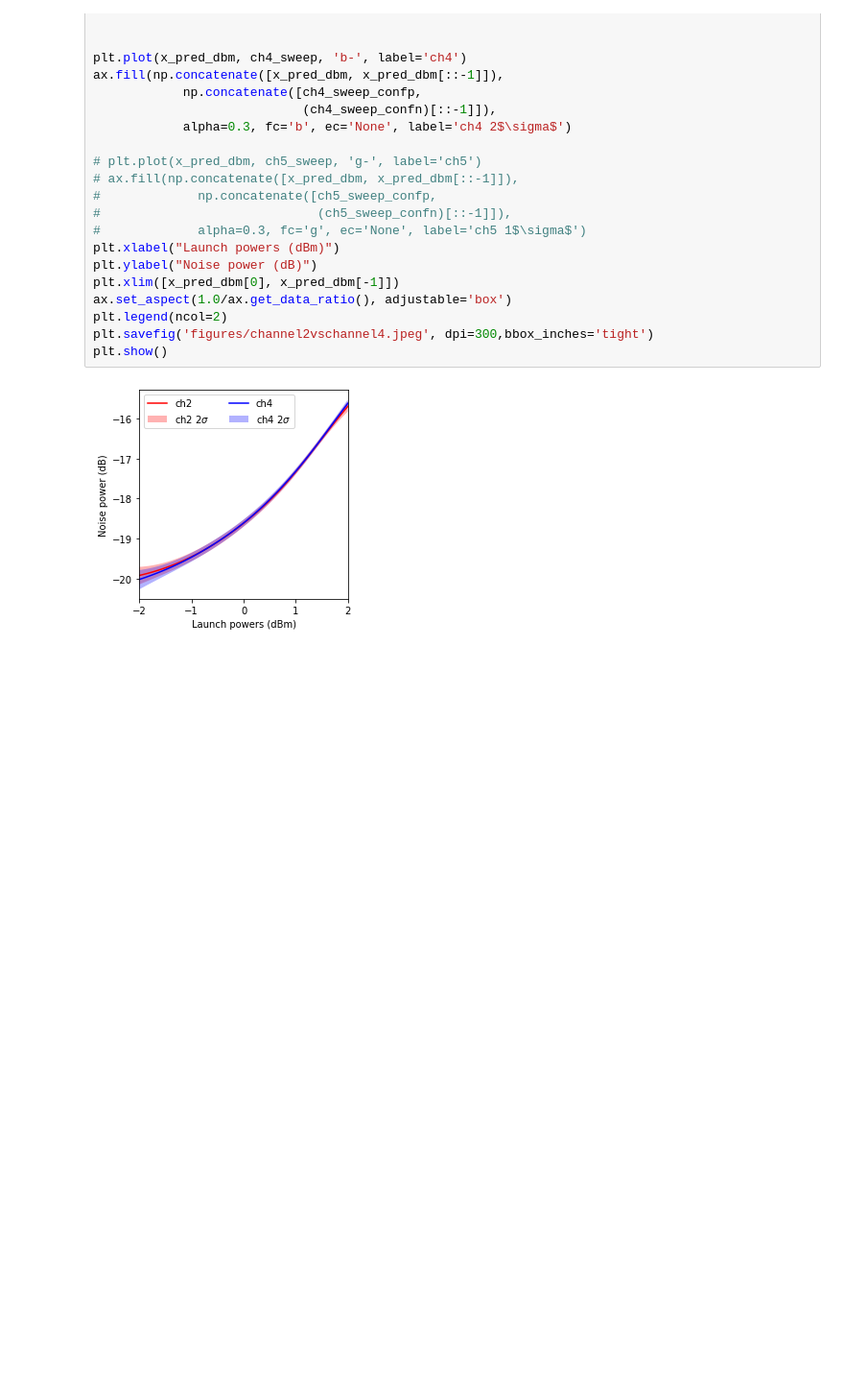
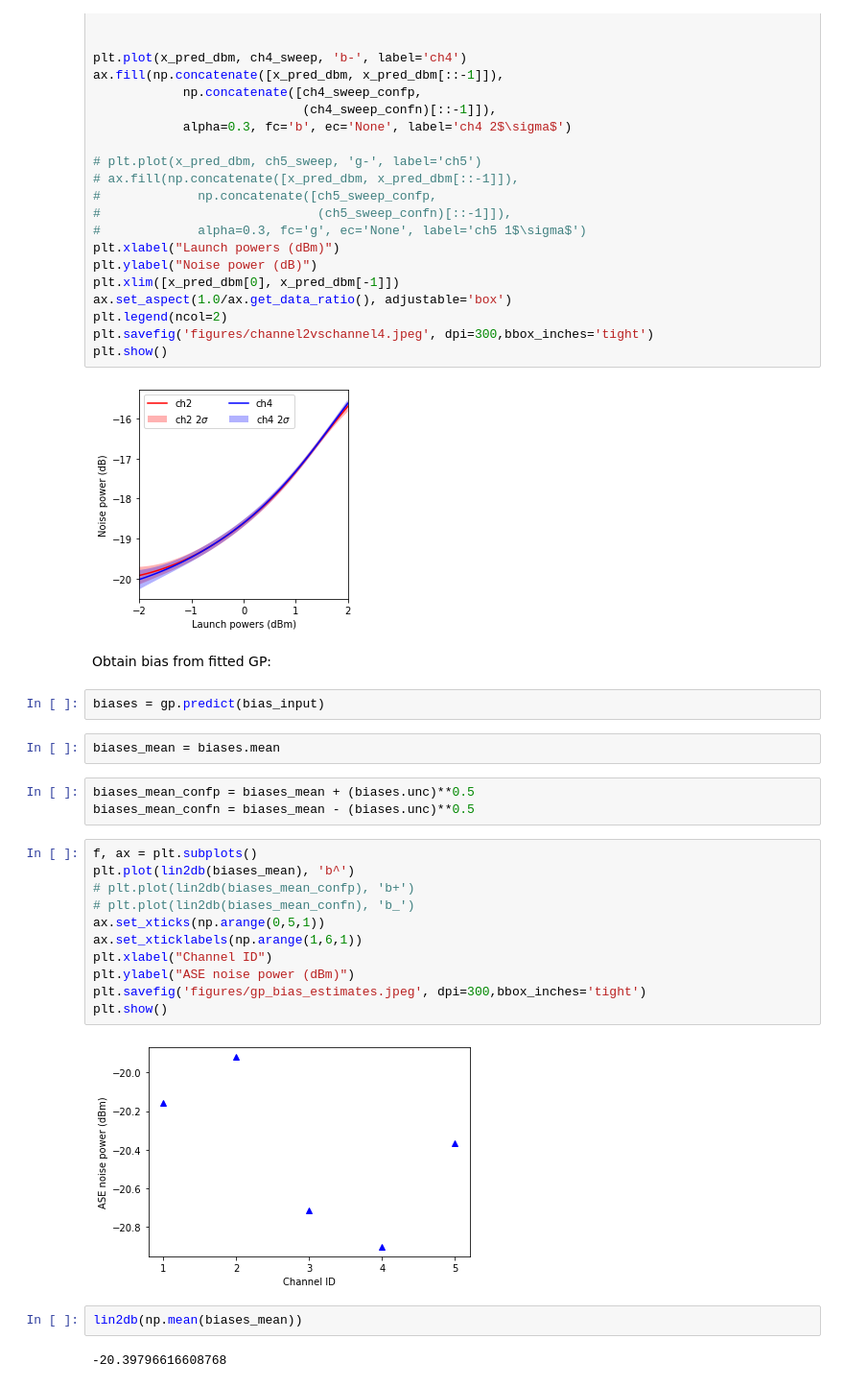
Before and after one commit to joshnevin/nli_ml, a Jupyter notebook: data_vis.ipynb, the cells around one changed output. Shown at 96% size. Cells and saved outputs as stored; diff of their text form; blank space fills up the shorter version.

```diff
--- a/data_vis.ipynb
+++ b/data_vis.ipynb
@@ -230,3 +252,29 @@ plt.savefig('figures/channel2vschannel4.jpeg', dpi=300,bbox_inches='tight')
 plt.show()
 # %% [output]
 [figure]
+# %% [markdown]
+Obtain bias from fitted GP:
+# %%
+biases = gp.predict(bias_input)
+# %%
+biases_mean = biases.mean
+# %%
+biases_mean_confp = biases_mean + (biases.unc)**0.5
+biases_mean_confn = biases_mean - (biases.unc)**0.5
+# %%
+f, ax = plt.subplots()
+plt.plot(lin2db(biases_mean), 'b^')
+# plt.plot(lin2db(biases_mean_confp), 'b+')
+# plt.plot(lin2db(biases_mean_confn), 'b_')
+ax.set_xticks(np.arange(0,5,1))
+ax.set_xticklabels(np.arange(1,6,1))
+plt.xlabel("Channel ID")
+plt.ylabel("ASE noise power (dBm)")
+plt.savefig('figures/gp_bias_estimates.jpeg', dpi=300,bbox_inches='tight')
+plt.show()
+# %% [output]
+[figure, added]
+# %%
+lin2db(np.mean(biases_mean))
+# %% [output]
+-20.39796616608768
```
Also changed, not shown: parts of 28 cells of this notebook, 1 other file.
